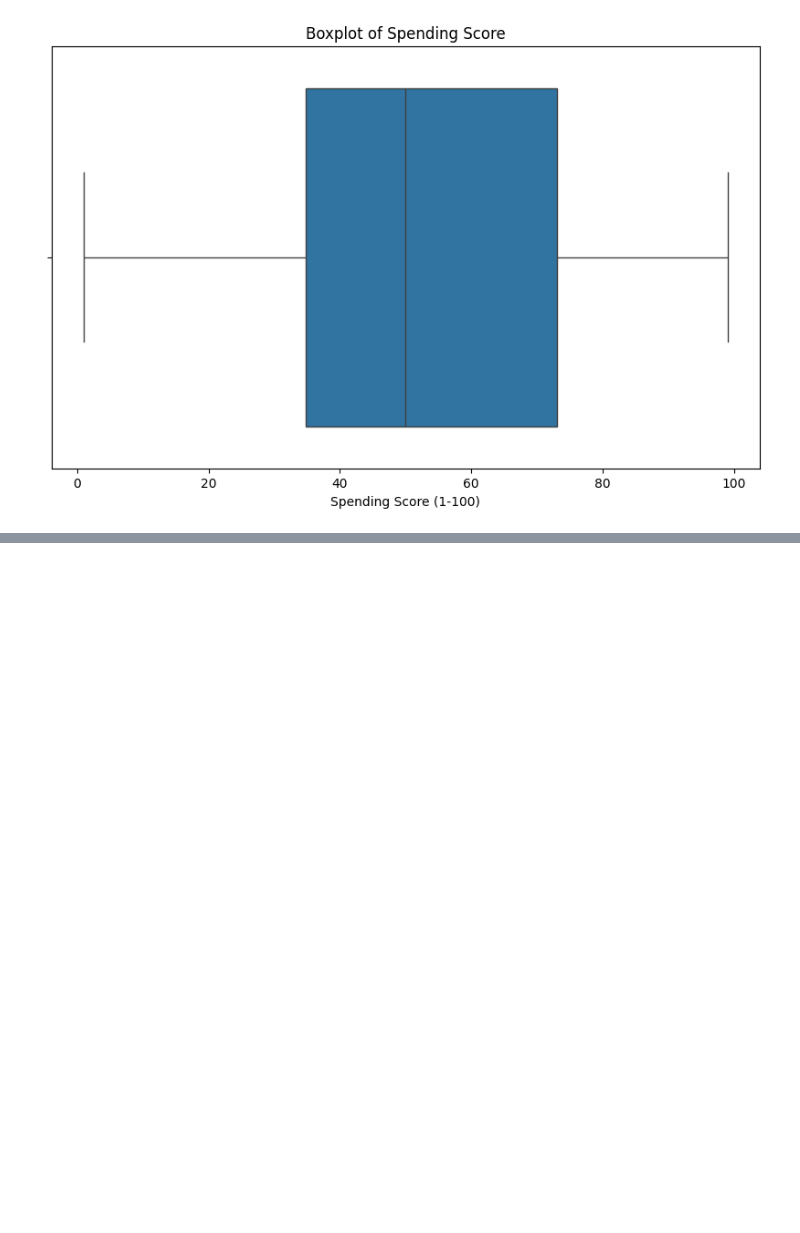
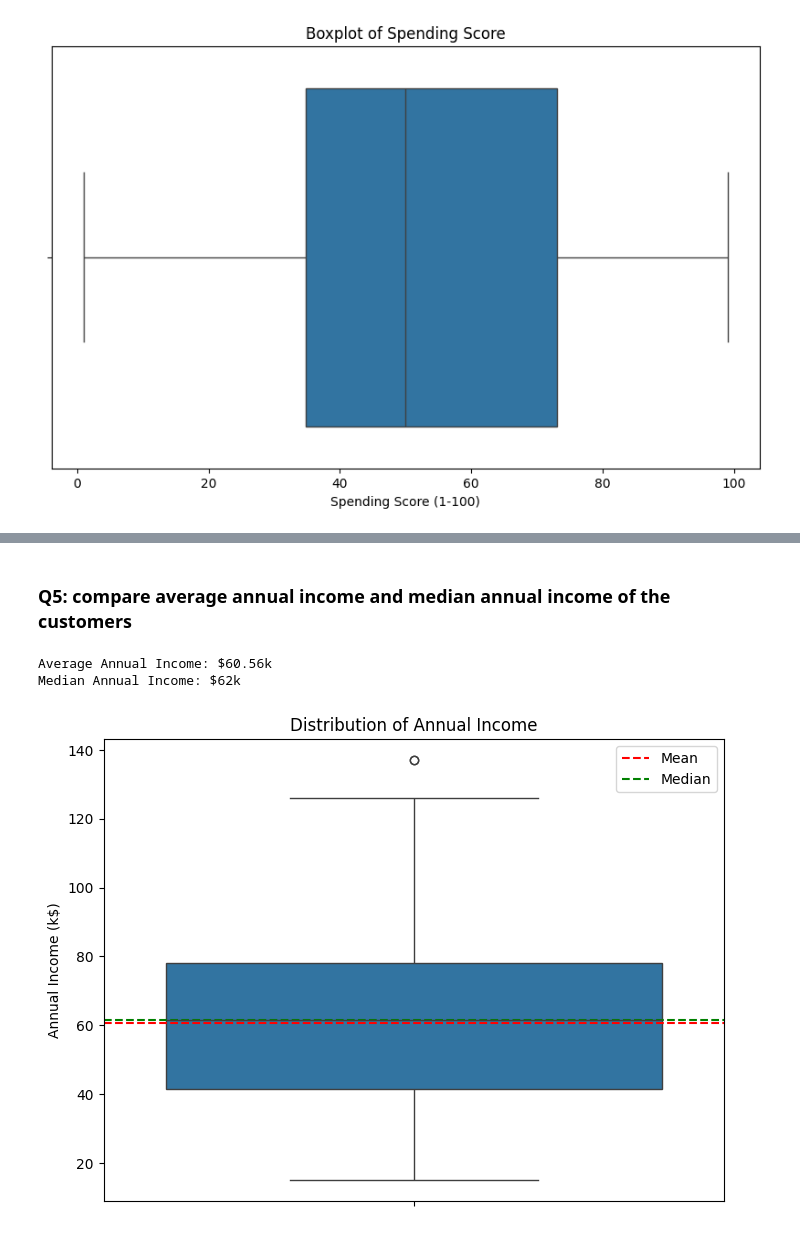
Before and after one commit to Aum-Barai/AIML316-ADML, a Jupyter notebook: prac-5-mail.ipynb, the cells around one changed output, grey strips where cells are left out. Drawn from its saved outputs; the diff is of its cells as text; code cells hidden in the pictures; blank space fills up the shorter version.

```diff
--- a/prac-5-mail.ipynb
+++ b/prac-5-mail.ipynb
@@ -100,0 +133,23 @@ plt.show()
+# %% [markdown]
+### Q5: compare average annual income and median annual income of the customers
+# %%
+# Calculate average and median annual income
+average_income = df['Annual Income (k$)'].mean()
+median_income = df['Annual Income (k$)'].median()
+
+print(f"Average Annual Income: ${average_income:.2f}k")
+print(f"Median Annual Income: ${median_income:.0f}k")
+
+# Create a box plot to visualize the distribution
+plt.figure(figsize=(8, 6))
+sns.boxplot(y=df['Annual Income (k$)'])
+plt.title('Distribution of Annual Income')
+plt.ylabel('Annual Income (k$)')
+plt.axhline(y=average_income, color='r', linestyle='--', label='Mean')
+plt.axhline(y=median_income, color='g', linestyle='--', label='Median')
+plt.legend()
+plt.show()
+# %% [output]
+Average Annual Income: $60.56k
+Median Annual Income: $62k
+[figure, added]
```
Also changed, not shown: parts of 11 cells of this notebook.
